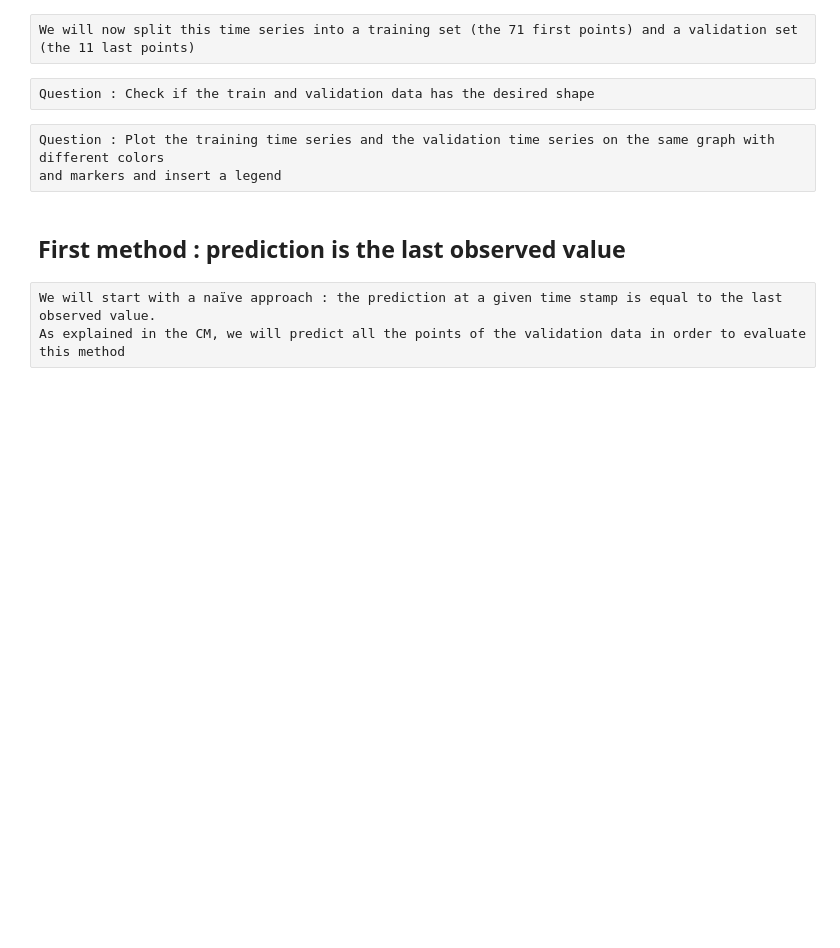
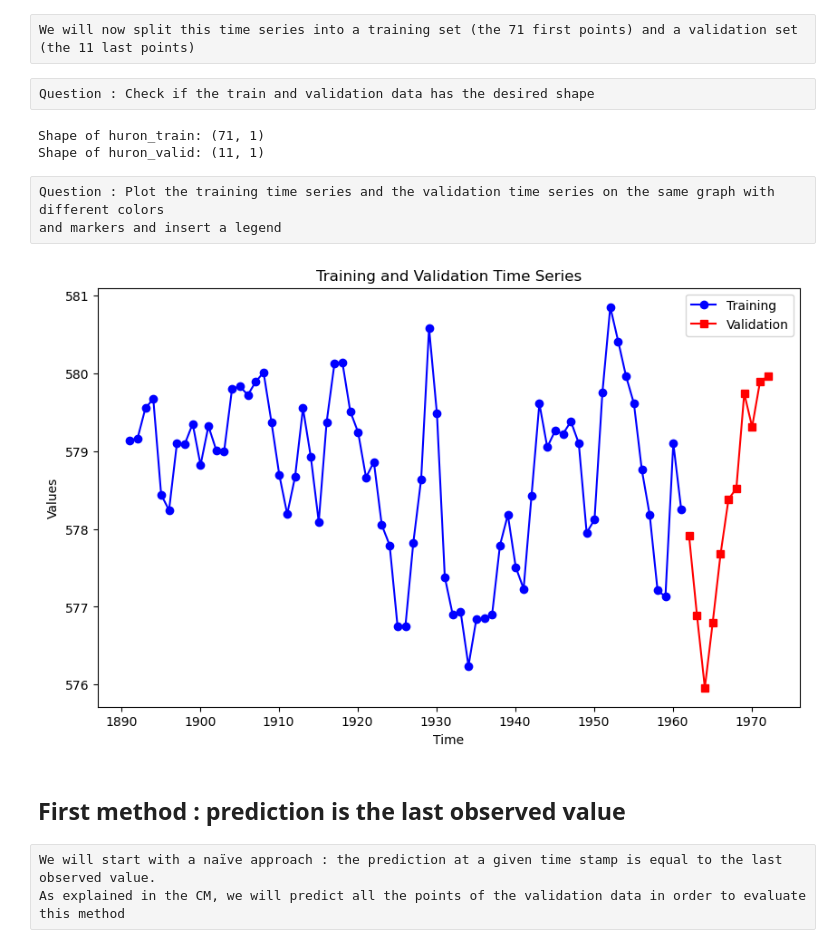
Before and after one commit to Largaton1/TimeSeries, a Jupyter notebook: MPC_TP1_student.ipynb, the cells around one changed output. Saved outputs shown, nothing was run; the diff lists cells and outputs as text; code cells hidden in the pictures; blank space fills up the shorter version.

Commit message:
add plot

```diff
--- a/MPC_TP1_student.ipynb
+++ b/MPC_TP1_student.ipynb
@@ -105,9 +90,33 @@ huron_valid = huron.iloc[71:,:] # '71:' means rows from 71 (included) up to the
 # huron.loc['1900-01-31', 'Level']
 # %% [raw]
 Question : Check if the train and validation data has the desired shape
+# %%
+print("Shape of huron_train:", huron_train.shape)
+print("Shape of huron_valid:", huron_valid.shape)
+# %% [output]
+Shape of huron_train: (71, 1)
+Shape of huron_valid: (11, 1)
 # %% [raw]
 Question : Plot the training time series and the validation time series on the same graph with different colors
 and markers and insert a legend
+# %%
+# Plotting
+plt.figure(figsize=(10, 6))
+plt.plot(huron_train.index, huron_train.values, 'bo-', label='Training')  # Blue color, circle marker
+plt.plot(huron_valid.index, huron_valid.values, 'rs-', label='Validation')  # Red color, square marker
+
+# Adding legend
+plt.legend()
+
+# Adding titles and labels
+plt.title('Training and Validation Time Series')
+plt.xlabel('Time')
+plt.ylabel('Values')
+
+# Display the plot
+plt.show()
+# %% [output]
+[figure, added]
 # %% [markdown]
 ## First method : prediction is the last observed value
 # %% [raw]
```
Also changed, not shown: parts of 6 cells of this notebook.
